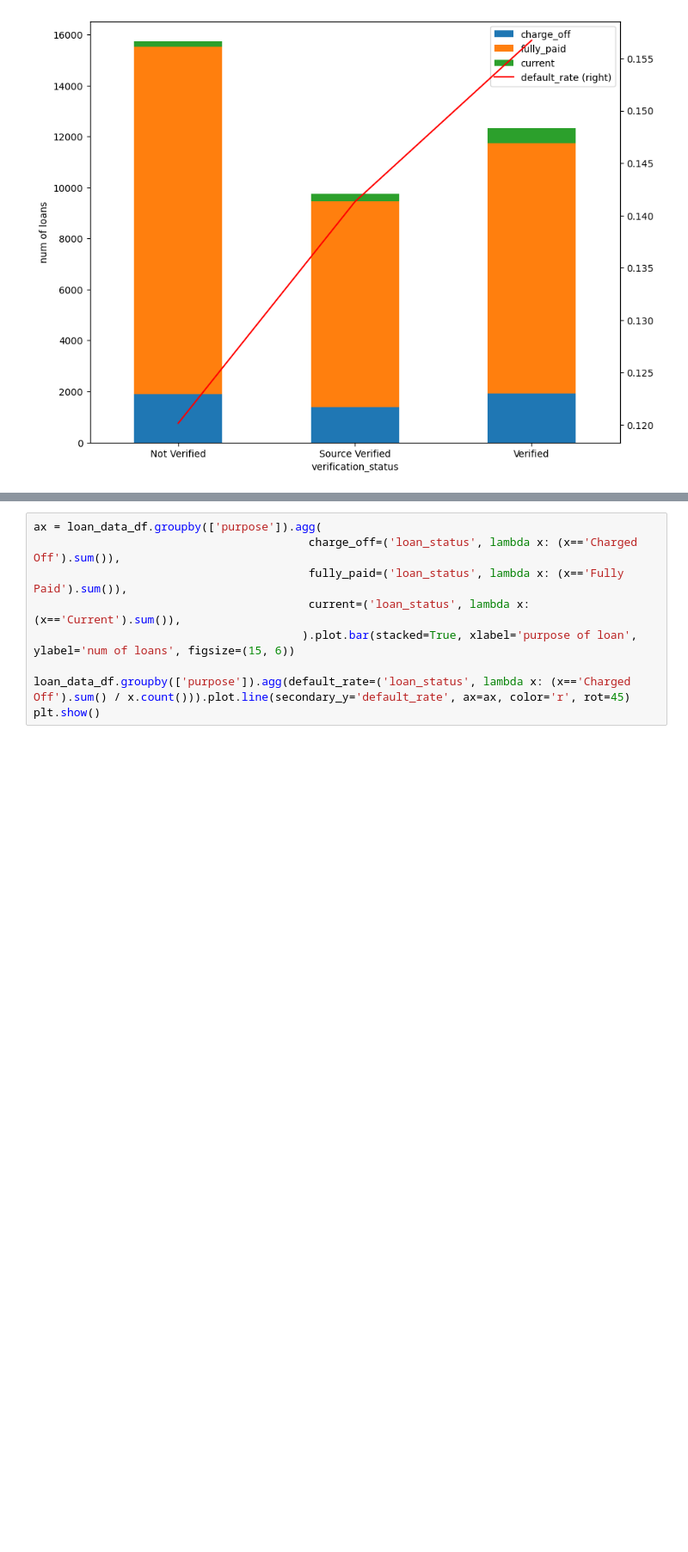
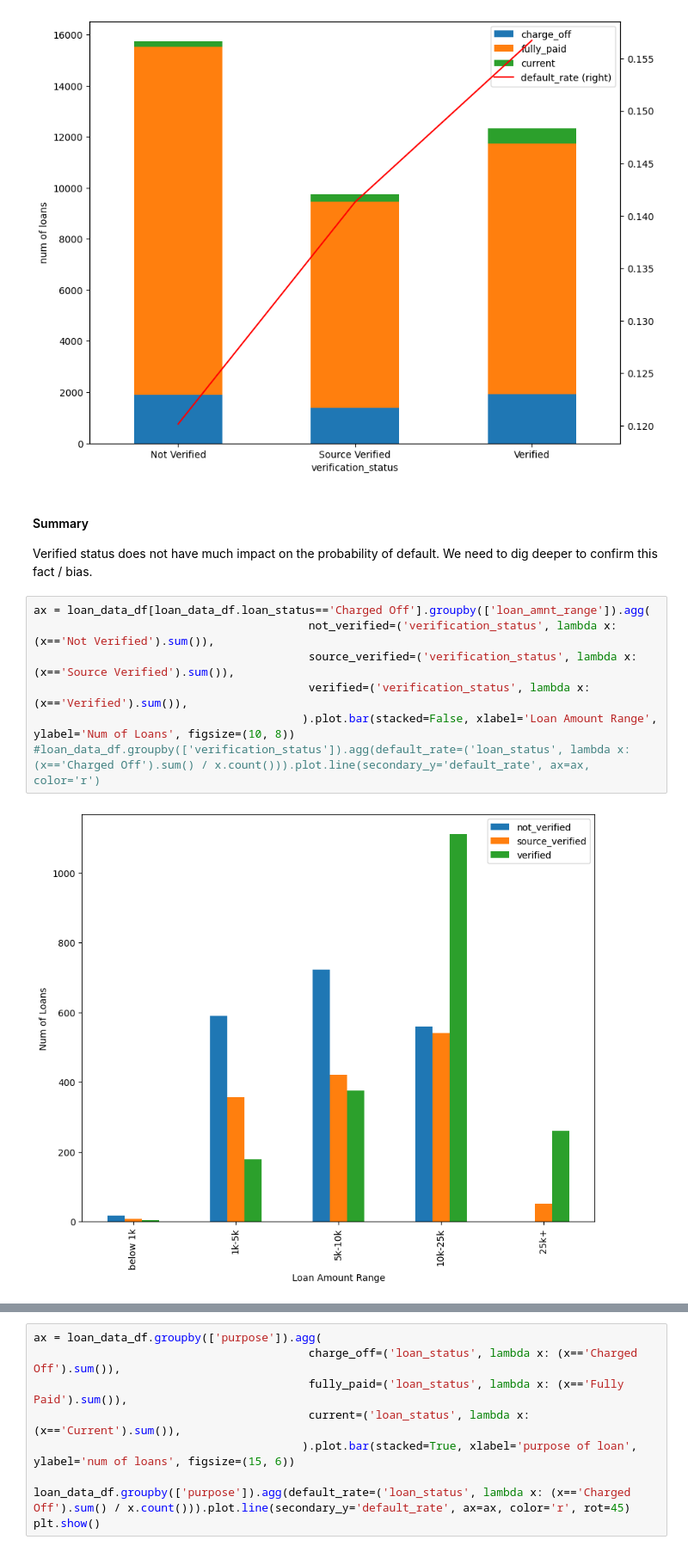
Before and after one commit to maniteja6799/lending_club_eda, a Jupyter notebook: CaseStudy_Loans_EDA.ipynb, the cells around one changed output, grey strips where cells are left out. Shown at 86% size. Drawn from its saved outputs; the diff is of its cells as text; blank space fills up the shorter version.

```diff
--- a/CaseStudy_Loans_EDA.ipynb
+++ b/CaseStudy_Loans_EDA.ipynb
@@ -392,3 +407,16 @@ loan_data_df.groupby(['verification_status']).agg(default_rate=('loan_status', l
 # %% [output]
 <Axes: >
 [figure]
+# %% [markdown]
+#### Summary
+
+Verified status does not have much impact on the probability of default. We need to dig deeper to confirm this fact / bias.
+# %%
+ax = loan_data_df[loan_data_df.loan_status=='Charged Off'].groupby(['loan_amnt_range']).agg(
+                                         not_verified=('verification_status', lambda x: (x=='Not Verified').sum()),
+                                         source_verified=('verification_status', lambda x: (x=='Source Verified').sum()),
+                                         verified=('verification_status', lambda x: (x=='Verified').sum()),
+                                        ).plot.bar(stacked=False, xlabel='Loan Amount Range', ylabel='Num of Loans', figsize=(10, 8))
+#loan_data_df.groupby(['verification_status']).agg(default_rate=('loan_status', lambda x: (x=='Charged Off').sum() / x.count())).plot.line(secondary_y='default_rate', ax=ax, color='r')
+# %% [output]
+[figure, added]
```
Also changed, not shown: parts of 11 cells of this notebook.
